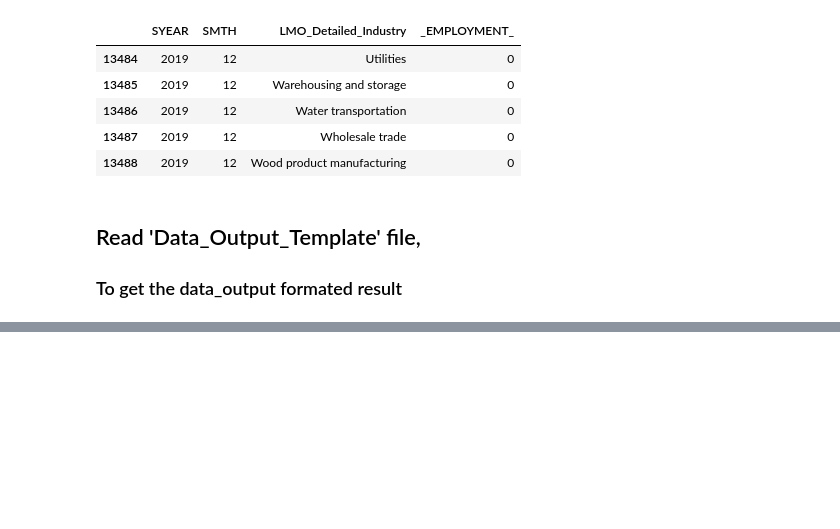
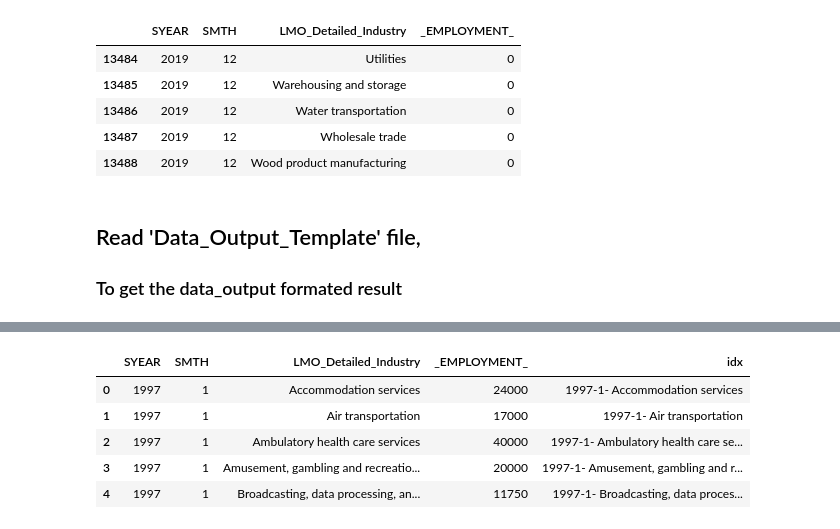
Before and after one commit to geehaad/Time-Series-Analysis-of-NAICS, a Jupyter notebook: Time Series Analysis of NAICS.ipynb, the cells around one changed output, grey strips where cells are left out. Drawn from its saved outputs; the diff is of its cells as text; code cells hidden in the pictures; blank space fills up the shorter version.

```diff
--- a/Time Series Analysis of NAICS.ipynb
+++ b/Time Series Analysis of NAICS.ipynb
@@ -334,7 +334,7 @@ dtype: int64
 We donot need the missing rows, so we are going to drop them.<br>
 4 digits NAICS dosenot have LMO_Detailed_Industry, which is 85572 row.
 # %%
-naics_emp_detail_df.dropna(inplace=True)
+naics_emp_detail_df.dropna(inplace=True,axis=0, how='any')
 # %%
 naics_emp_detail_df
 # %% [output]
@@ -389,0 +405,14 @@ naics_emp_summary.tail()
+# %%
+# Craete Year, Month and LMO_Detailed_industry combined idx to get the data_output formated result
+naics_emp_summary_copy = naics_emp_summary
+
+naics_emp_summary_copy['idx'] = naics_emp_summary_copy["SYEAR"].astype(str) + '-' + naics_emp_summary_copy["SMTH"].astype(str) + '-' + naics_emp_summary_copy["LMO_Detailed_Industry"]
+
+naics_emp_summary_copy.head()
+# %% [output]
+|  | SYEAR | SMTH | LMO_Detailed_Industry | _EMPLOYMENT_ | idx |
+| 0 | 1997 | 1 | Accommodation services | 24000 | 1997-1- Accommodation services |
+| 1 | 1997 | 1 | Air transportation | 17000 | 1997-1- Air transportation |
+| 2 | 1997 | 1 | Ambulatory health care services | 40000 | 1997-1- Ambulatory health care se... |
+| 3 | 1997 | 1 | Amusement, gambling and recreatio... | 20000 | 1997-1- Amusement, gambling and r... |
+| 4 | 1997 | 1 | Broadcasting, data processing, an... | 11750 | 1997-1- Broadcasting, data proces... |
```
Also changed, not shown: parts of 8 cells of this notebook.
